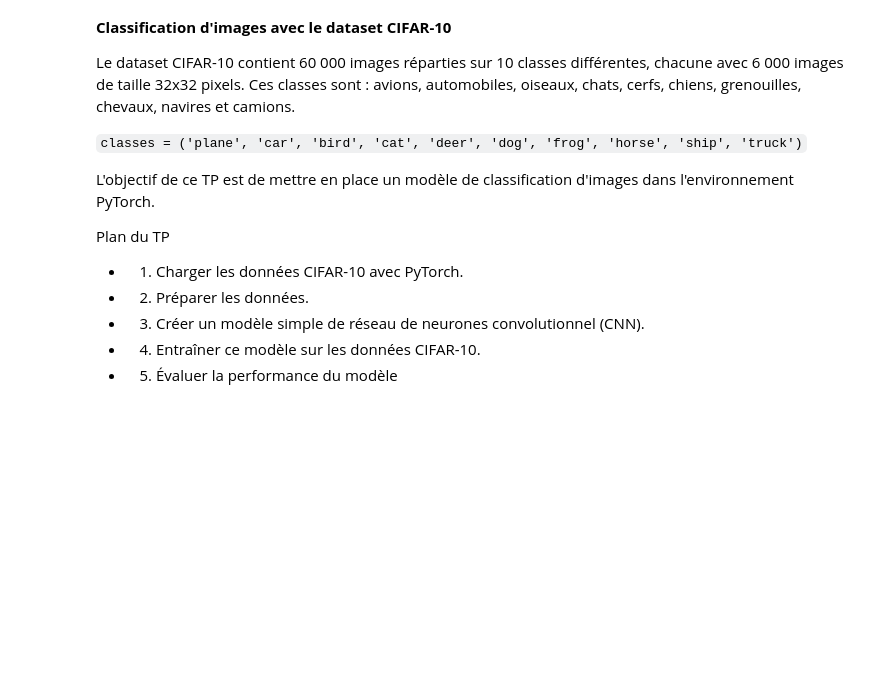
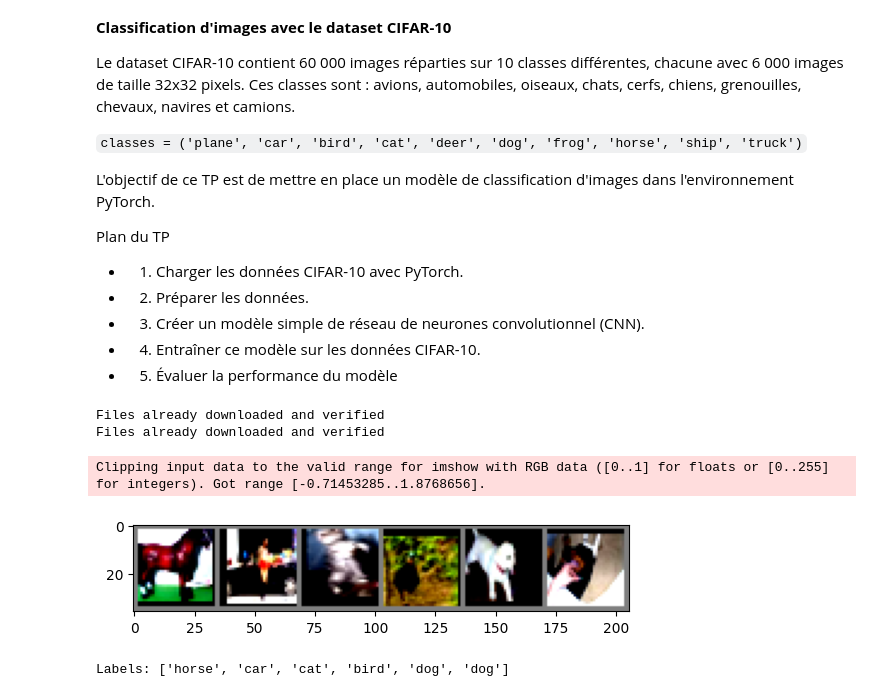
Before and after one commit to KiykoHanna/Simplon_CNN, a Jupyter notebook: Pytorch/TP_Intro_Pytorch.ipynb, the cells around one changed output. Drawn from its saved outputs; the diff is of its cells as text; code cells hidden in the pictures; blank space fills up the shorter version.

```diff
--- a/Pytorch/TP_Intro_Pytorch.ipynb
+++ b/Pytorch/TP_Intro_Pytorch.ipynb
@@ -67,3 +162,65 @@ Plan du TP
 - 3) Créer un modèle simple de réseau de neurones convolutionnel (CNN).
 - 4) Entraîner ce modèle sur les données CIFAR-10.
 - 5) Évaluer la performance du modèle
+# %%
+import torch
+import torchvision
+import torchvision.transforms as transforms
+
+# Convertir en tensor et normaliser + data augmentation
+transform_train = transforms.Compose([
+    transforms.RandomCrop(32, padding=4),
+    transforms.RandomHorizontalFlip(),
+    transforms.ToTensor(),
+    transforms.Normalize(
+        (0.4914, 0.4822, 0.4465),
+        (0.2023, 0.1994, 0.2010)
+    )
+])
+
+transform_test = transforms.Compose([
+    transforms.ToTensor(),
+    transforms.Normalize(
+        (0.4914, 0.4822, 0.4465),
+        (0.2023, 0.1994, 0.2010)
+    )
+])
+
+# Télécharger les datasets
+trainset = torchvision.datasets.CIFAR10(root='./data', train=True,
+                                        download=True, transform=transform_train)
+
+testset = torchvision.datasets.CIFAR10(root='./data', train=False,
+                                       download=True, transform=transform_test)
+
+
+trainloader = torch.utils.data.DataLoader(trainset, batch_size=128,
+                                          shuffle=True, num_workers=2)
+
+testloader = torch.utils.data.DataLoader(testset, batch_size=128,
+                                         shuffle=False, num_workers=2)
+# %% [output]
+Files already downloaded and verified
+Files already downloaded and verified
+# %%
+
+classes = ('plane', 'car', 'bird', 'cat', 'deer',
+           'dog', 'frog', 'horse', 'ship', 'truck')
+
+def imshow(img):
+    img = img / 2 + 0.5  # dénormaliser
+    npimg = img.numpy()
+    plt.imshow(np.transpose(npimg, (1, 2, 0)))
+    plt.show()
+
+# Obtenir quelques images d'un batch
+dataiter = iter(trainloader)
+images, labels = next(dataiter)
+
+# Afficher les 4 premières images
+imshow(torchvision.utils.make_grid(images[:6]))
+print('Labels:', [classes[labels[j]] for j in range(6)])
+# %% [output]
+Clipping input data to the valid range for imshow with RGB data ([0..1] for floats or [0..255] for integers). Got range [-0.71453285..1.8768656].
+[figure, added]
+Labels: ['horse', 'car', 'cat', 'bird', 'dog', 'dog']
```
Also changed, not shown: parts of 29 cells of this notebook, 8 other files.
